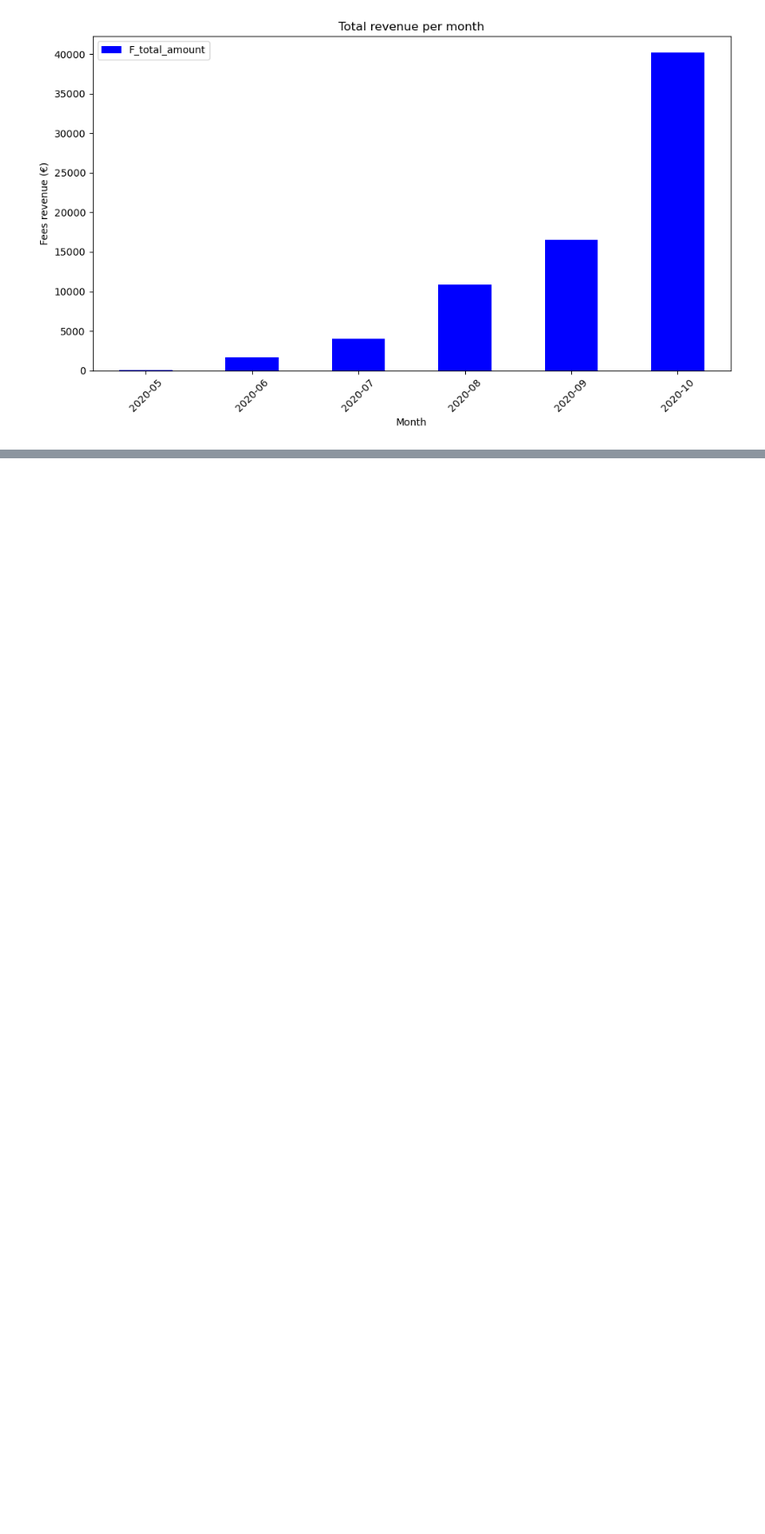
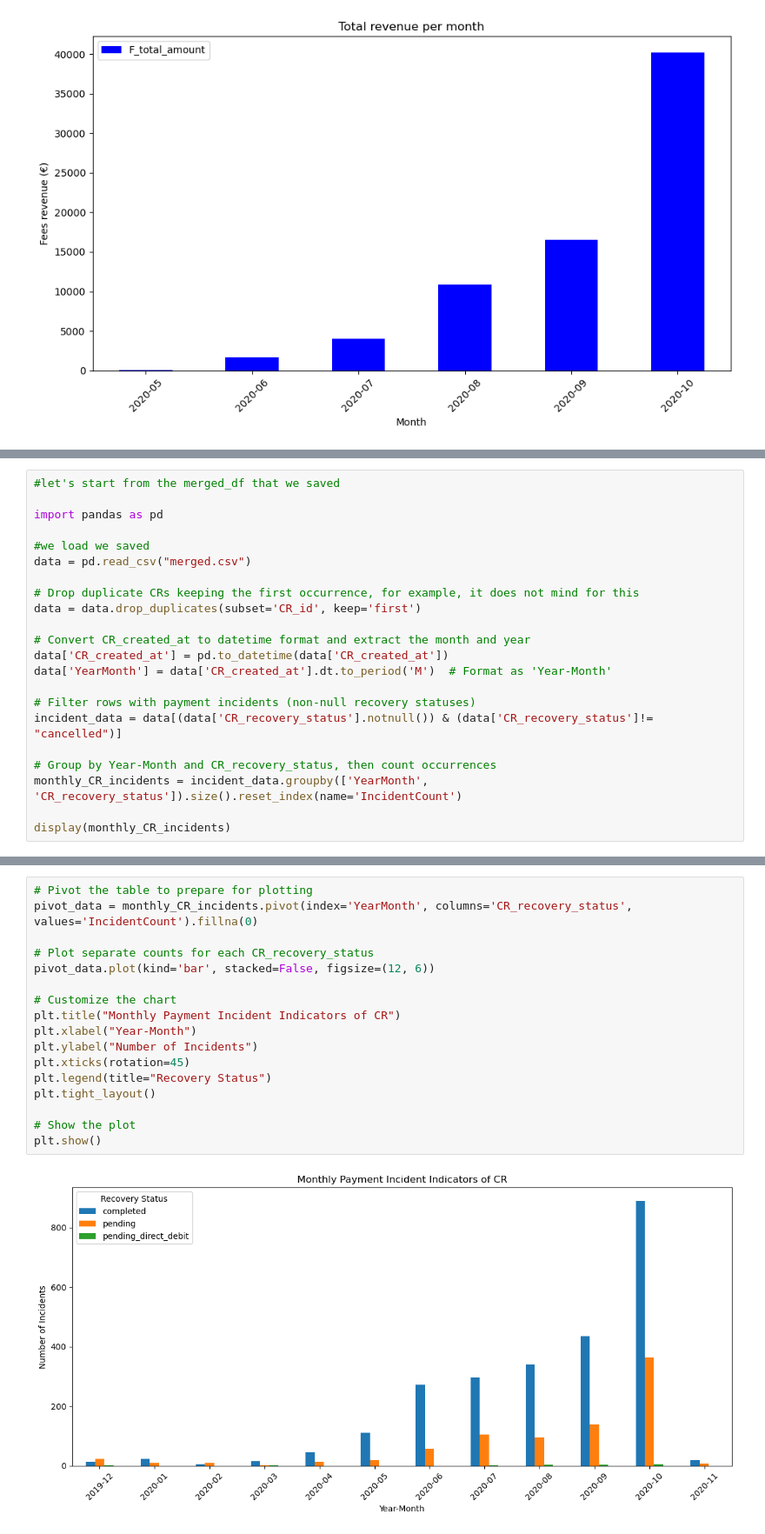
Before and after one commit to mariaaguilarvega/project-ironhack-payments-en, a Jupyter notebook: project_dataset/merged_analysis_mav.ipynb, the cells around one changed output, grey strips where cells are left out. Shown at 87% size. Cells and saved outputs as stored; diff of their text form; blank space fills up the shorter version.

```diff
--- a/project_dataset/merged_analysis_mav.ipynb
+++ b/project_dataset/merged_analysis_mav.ipynb
@@ -649,0 +730,22 @@ See the caveats in the documentation: https://pandas.pydata.org/pandas-docs/stab
+# %%
+#let's start from the merged_df that we saved
+
+import pandas as pd
+
+#we load we saved
+data = pd.read_csv("merged.csv")
+
+# Drop duplicate CRs keeping the first occurrence, for example, it does not mind for this
+data = data.drop_duplicates(subset='CR_id', keep='first')
+
+# Convert CR_created_at to datetime format and extract the month and year
+data['CR_created_at'] = pd.to_datetime(data['CR_created_at'])
+data['YearMonth'] = data['CR_created_at'].dt.to_period('M')  # Format as 'Year-Month'
+
+# Filter rows with payment incidents (non-null recovery statuses)
+incident_data = data[(data['CR_recovery_status'].notnull()) & (data['CR_recovery_status']!= "cancelled")]
+
+# Group by Year-Month and CR_recovery_status, then count occurrences
+monthly_CR_incidents = incident_data.groupby(['YearMonth', 'CR_recovery_status']).size().reset_index(name='IncidentCount')
+
+display(monthly_CR_incidents)
@@ -649,0 +770,19 @@ See the caveats in the documentation: https://pandas.pydata.org/pandas-docs/stab
+# %%
+# Pivot the table to prepare for plotting
+pivot_data = monthly_CR_incidents.pivot(index='YearMonth', columns='CR_recovery_status', values='IncidentCount').fillna(0)
+
+# Plot separate counts for each CR_recovery_status
+pivot_data.plot(kind='bar', stacked=False, figsize=(12, 6))
+
+# Customize the chart
+plt.title("Monthly Payment Incident Indicators of CR")
+plt.xlabel("Year-Month")
+plt.ylabel("Number of Incidents")
+plt.xticks(rotation=45)
+plt.legend(title="Recovery Status")
+plt.tight_layout()
+
+# Show the plot
+plt.show()
+# %% [output]
+[figure, added]
```
Also changed, not shown: parts of 33 cells of this notebook, 6 other files.
